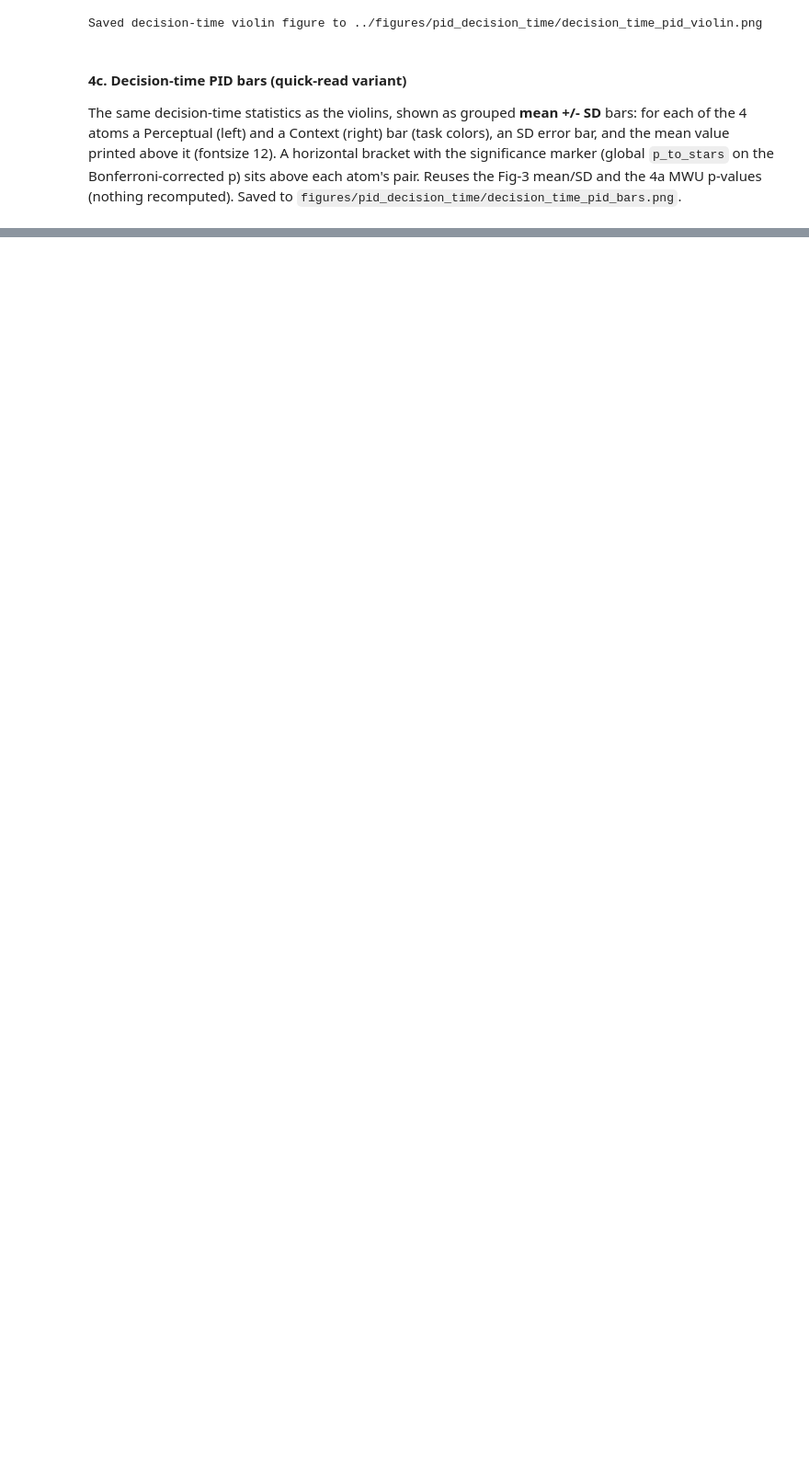
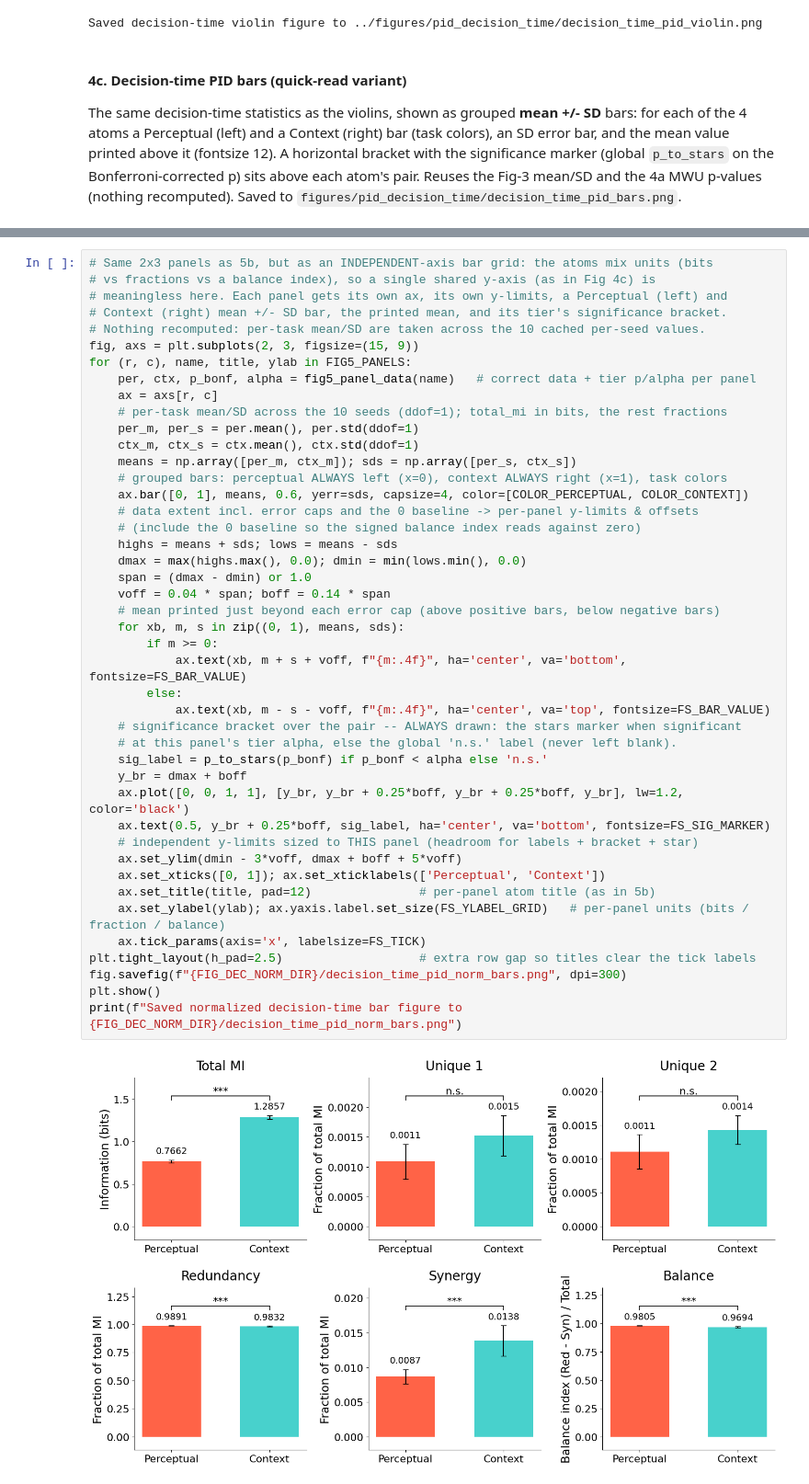
Before and after one commit to jgendra/NeuroAI-Project13, a Jupyter notebook: notebooks/06_Full_PID_analysis_pipeline.ipynb, the cells around one changed output, grey strips where cells are left out. Shown at 92% size. Drawn from its saved outputs; the diff is of its cells as text; blank space fills up the shorter version.

```diff
--- a/notebooks/06_Full_PID_analysis_pipeline.ipynb
+++ b/notebooks/06_Full_PID_analysis_pipeline.ipynb
@@ -865,0 +1074,46 @@ context     normalized PID atoms @ DECISION_T (mean +/- SD over 10 seeds):
+# %%
+# Same 2x3 panels as 5b, but as an INDEPENDENT-axis bar grid: the atoms mix units (bits
+# vs fractions vs a balance index), so a single shared y-axis (as in Fig 4c) is
+# meaningless here. Each panel gets its own ax, its own y-limits, a Perceptual (left) and
+# Context (right) mean +/- SD bar, the printed mean, and its tier's significance bracket.
+# Nothing recomputed: per-task mean/SD are taken across the 10 cached per-seed values.
+fig, axs = plt.subplots(2, 3, figsize=(15, 9))
+for (r, c), name, title, ylab in FIG5_PANELS:
+    per, ctx, p_bonf, alpha = fig5_panel_data(name)   # correct data + tier p/alpha per panel
+    ax = axs[r, c]
+    # per-task mean/SD across the 10 seeds (ddof=1); total_mi in bits, the rest fractions
+    per_m, per_s = per.mean(), per.std(ddof=1)
+    ctx_m, ctx_s = ctx.mean(), ctx.std(ddof=1)
+    means = np.array([per_m, ctx_m]); sds = np.array([per_s, ctx_s])
+    # grouped bars: perceptual ALWAYS left (x=0), context ALWAYS right (x=1), task colors
+    ax.bar([0, 1], means, 0.6, yerr=sds, capsize=4, color=[COLOR_PERCEPTUAL, COLOR_CONTEXT])
+    # data extent incl. error caps and the 0 baseline -> per-panel y-limits & offsets
+    # (include the 0 baseline so the signed balance index reads against zero)
+    highs = means + sds; lows = means - sds
+    dmax = max(highs.max(), 0.0); dmin = min(lows.min(), 0.0)
+    span = (dmax - dmin) or 1.0
+    voff = 0.04 * span; boff = 0.14 * span
+    # mean printed just beyond each error cap (above positive bars, below negative bars)
+    for xb, m, s in zip((0, 1), means, sds):
+        if m >= 0:
+            ax.text(xb, m + s + voff, f"{m:.4f}", ha='center', va='bottom', fontsize=FS_BAR_VALUE)
+        else:
+            ax.text(xb, m - s - voff, f"{m:.4f}", ha='center', va='top', fontsize=FS_BAR_VALUE)
+    # significance bracket over the pair -- ALWAYS drawn: the stars marker when significant
+    # at this panel's tier alpha, else the global 'n.s.' label (never left blank).
+    sig_label = p_to_stars(p_bonf) if p_bonf < alpha else 'n.s.'
+    y_br = dmax + boff
+    ax.plot([0, 0, 1, 1], [y_br, y_br + 0.25*boff, y_br + 0.25*boff, y_br], lw=1.2, color='black')
+    ax.text(0.5, y_br + 0.25*boff, sig_label, ha='center', va='bottom', fontsize=FS_SIG_MARKER)
+    # independent y-limits sized to THIS panel (headroom for labels + bracket + star)
+    ax.set_ylim(dmin - 3*voff, dmax + boff + 5*voff)
+    ax.set_xticks([0, 1]); ax.set_xticklabels(['Perceptual', 'Context'])
+    ax.set_title(title, pad=12)               # per-panel atom title (as in 5b)
+    ax.set_ylabel(ylab); ax.yaxis.label.set_size(FS_YLABEL_GRID)   # per-panel units (bits / fraction / balance)
+    ax.tick_params(axis='x', labelsize=FS_TICK)
+plt.tight_layout(h_pad=2.5)                   # extra row gap so titles clear the tick labels
+fig.savefig(f"{FIG_DEC_NORM_DIR}/decision_time_pid_norm_bars.png", dpi=300)
+plt.show()
+print(f"Saved normalized decision-time bar figure to {FIG_DEC_NORM_DIR}/decision_time_pid_norm_bars.png")
+# %% [output]
+[figure, added]
```
Also changed, not shown: parts of 14 cells of this notebook, 17 other files.
